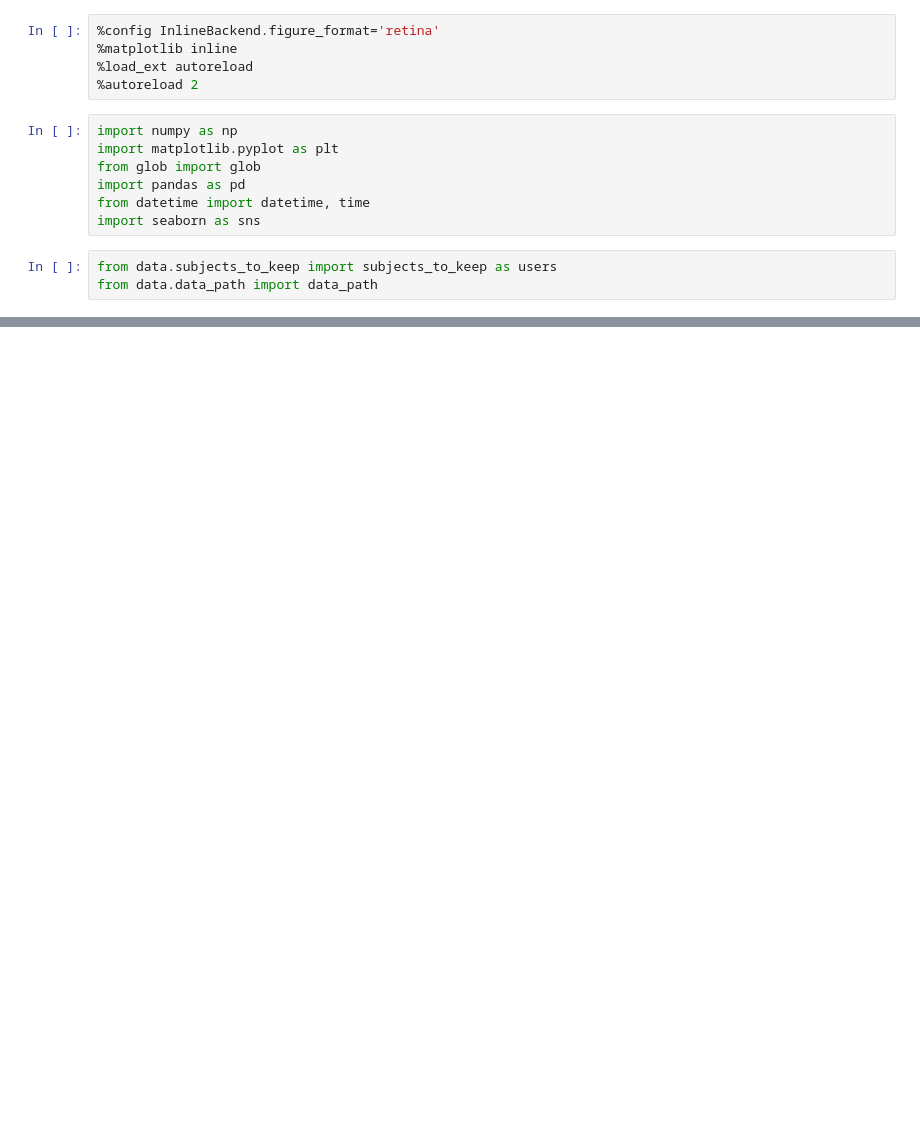
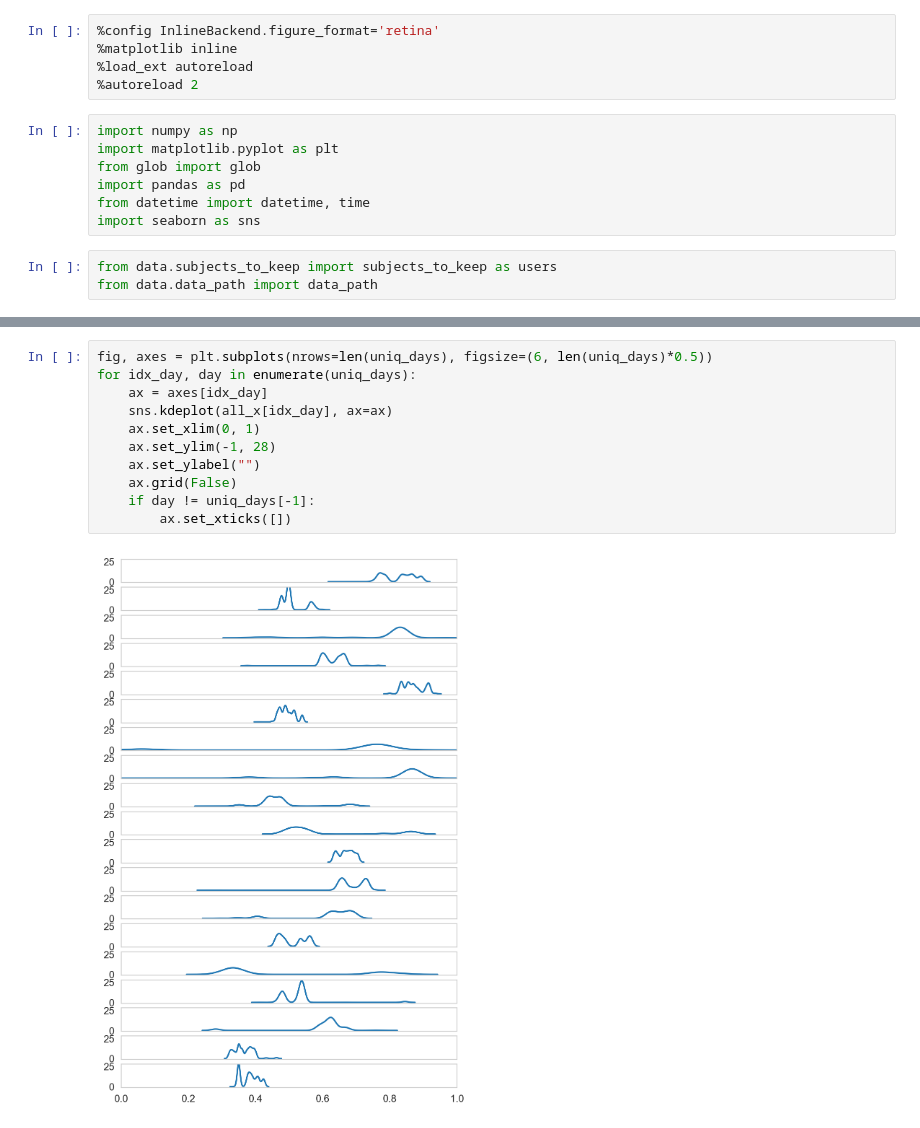
Before and after one commit to AurelienNioche/MAppAnalysis, a Jupyter notebook: notebook/main3-2.ipynb, the cells around one changed output, grey strips where cells are left out. Saved outputs shown, nothing was run; the diff lists cells and outputs as text; blank space fills up the shorter version.

```diff
--- a/notebook/main3-2.ipynb
+++ b/notebook/main3-2.ipynb
@@ -174,0 +58,13 @@ Think about:
+# %%
+fig, axes = plt.subplots(nrows=len(uniq_days), figsize=(6, len(uniq_days)*0.5))
+for idx_day, day in enumerate(uniq_days):
+    ax = axes[idx_day]
+    sns.kdeplot(all_x[idx_day], ax=ax)
+    ax.set_xlim(0, 1)
+    ax.set_ylim(-1, 28)
+    ax.set_ylabel("")
+    ax.grid(False)
+    if day != uniq_days[-1]:
+        ax.set_xticks([])
+# %% [output]
+[figure, added]
```
Also changed, not shown: parts of 12 cells of this notebook.
